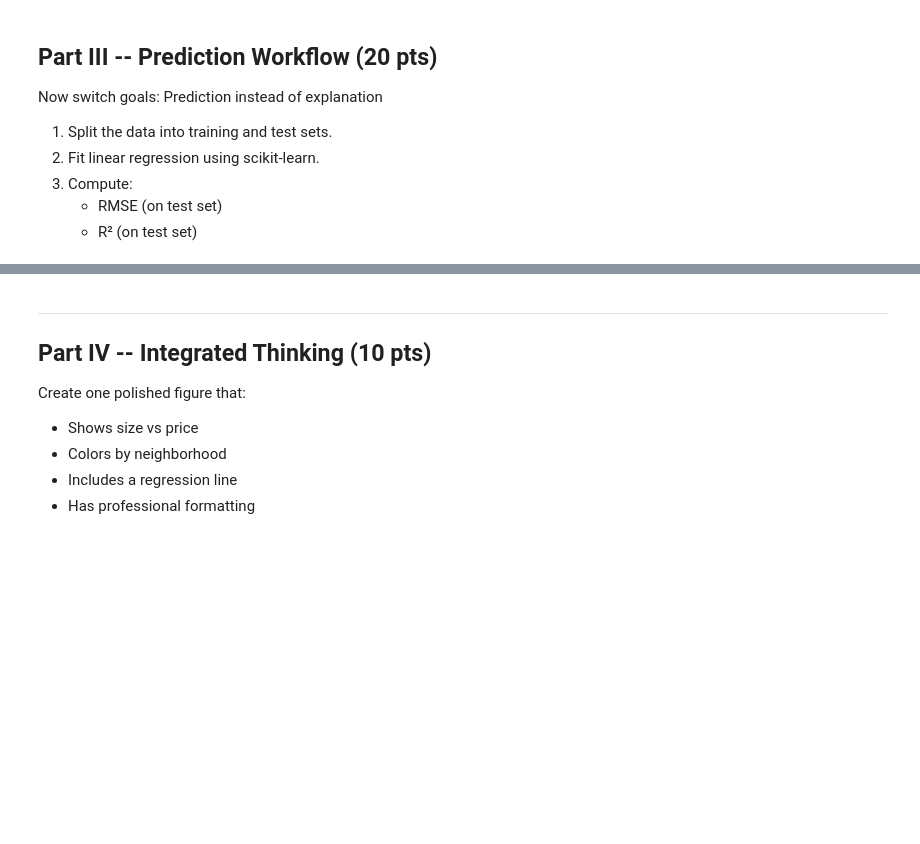
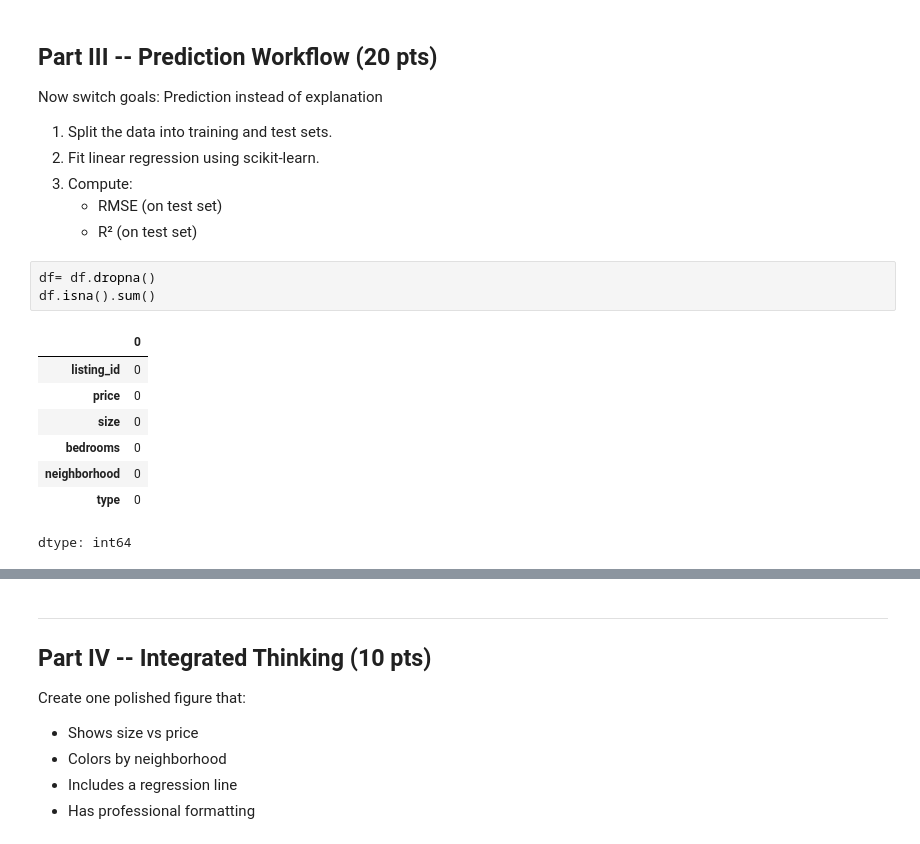
Before and after one commit to Nikolai-N484/Data201_NikolaiN, a Jupyter notebook: Week3/Week_3_Assignment_Nikolai.ipynb, the cells around one changed output, grey strips where cells are left out. Drawn from its saved outputs; the diff is of its cells as text; blank space fills up the shorter version.

```diff
--- a/Week3/Week_3_Assignment_Nikolai.ipynb
+++ b/Week3/Week_3_Assignment_Nikolai.ipynb
@@ -185,3 +185,15 @@ Now switch goals: Prediction instead of explanation
 3. Compute:
    - RMSE (on test set)
    - R² (on test set)
+# %%
+df= df.dropna()
+df.isna().sum()
+# %% [output]
+|  | 0 |
+| listing_id | 0 |
+| price | 0 |
+| size | 0 |
+| bedrooms | 0 |
+| neighborhood | 0 |
+| type | 0 |
+dtype: int64
```
Also changed, not shown: parts of 3 cells of this notebook.
